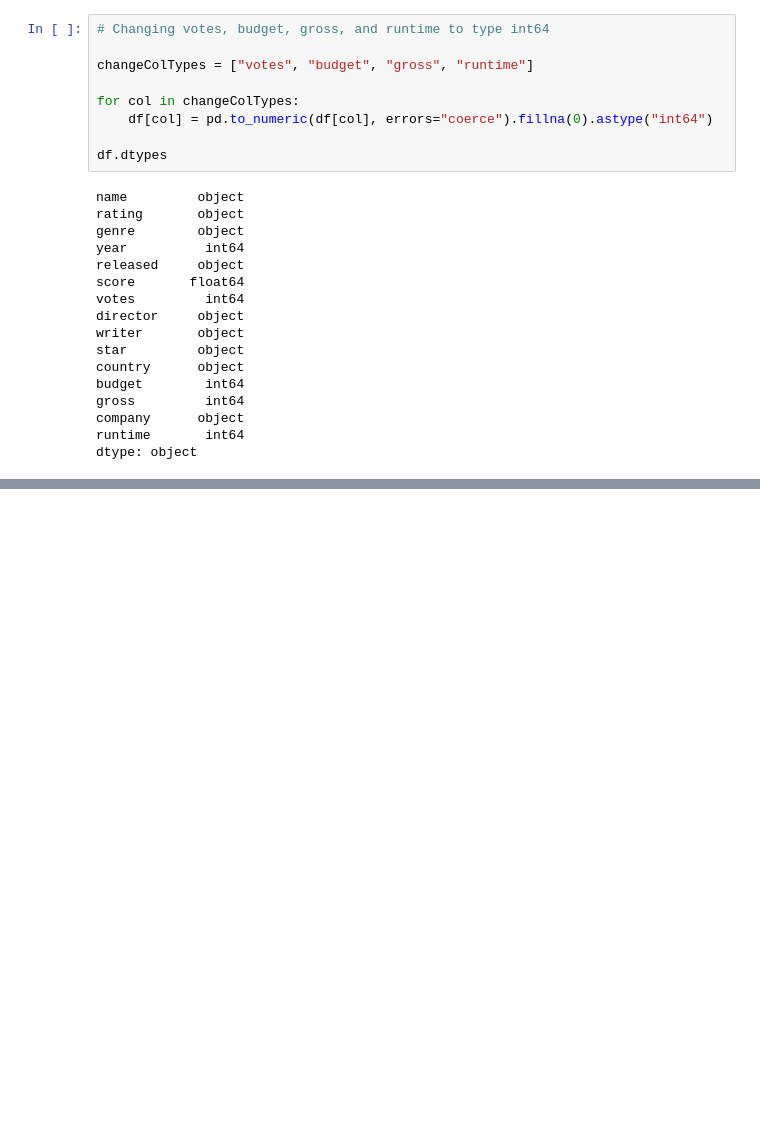
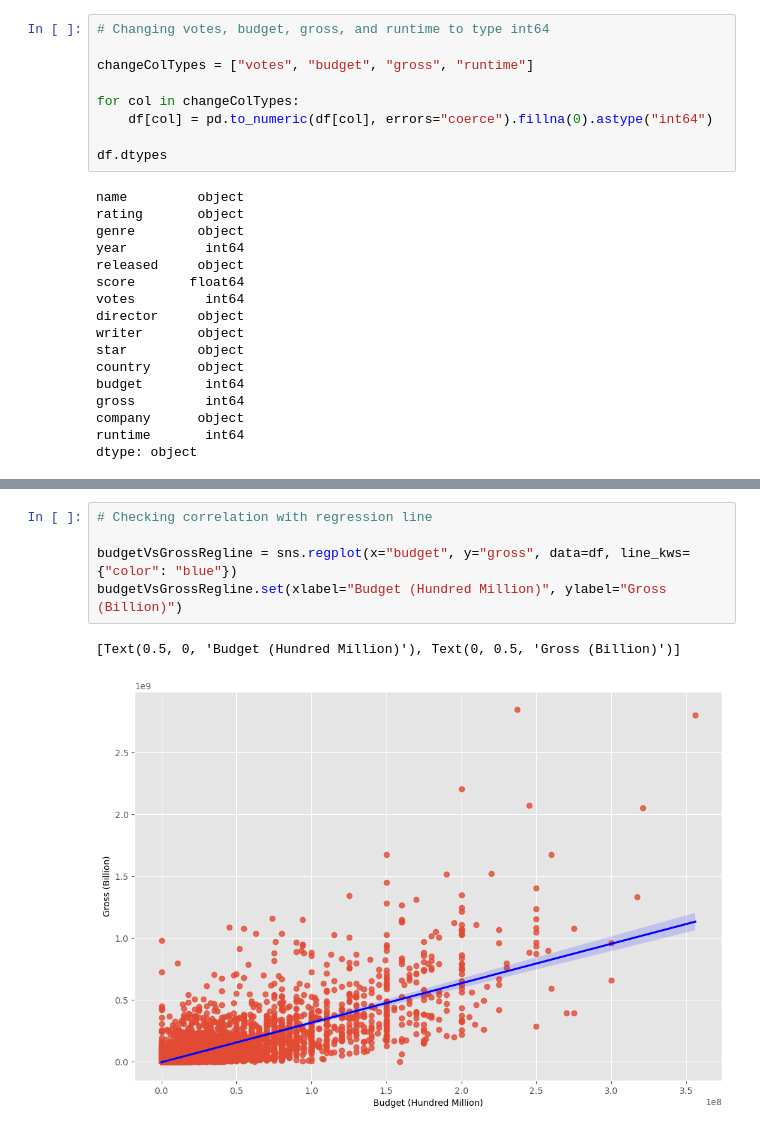
Before and after one commit to EirfatChoudhury/Movies, a Jupyter notebook: movies.ipynb, the cells around one changed output, grey strips where cells are left out. Drawn from its saved outputs; the diff is of its cells as text; blank space fills up the shorter version.

```diff
--- a/movies.ipynb
+++ b/movies.ipynb
@@ -96,0 +106,8 @@ df.sort_values(by=["gross"], ascending=False)
+# %%
+# Checking correlation with regression line
+
+budgetVsGrossRegline = sns.regplot(x="budget", y="gross", data=df, line_kws={"color": "blue"})
+budgetVsGrossRegline.set(xlabel="Budget (Hundred Million)", ylabel="Gross (Billion)")
+# %% [output]
+[Text(0.5, 0, 'Budget (Hundred Million)'), Text(0, 0.5, 'Gross (Billion)')]
+[figure, added]
```
Also changed, not shown: parts of 5 cells of this notebook.
